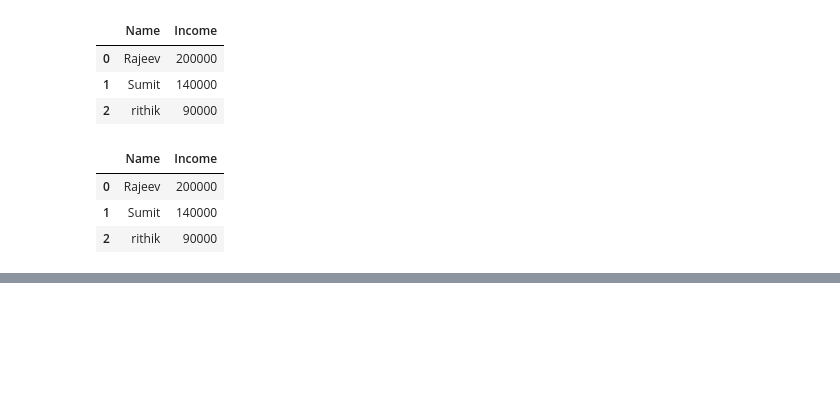
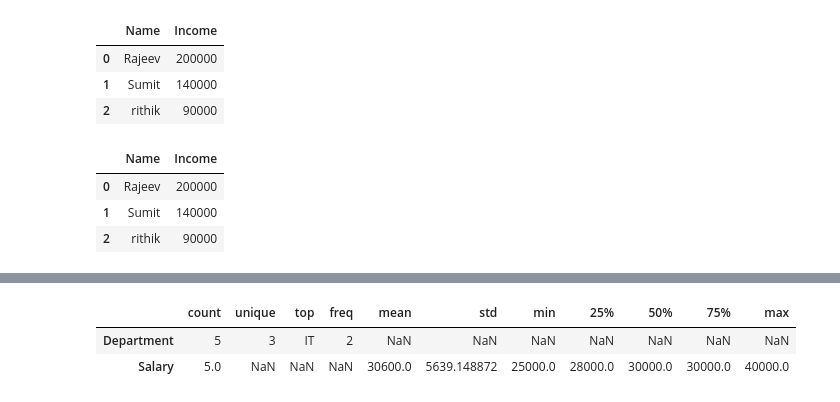
Before and after one commit to laxmanclinilaunch-hub/python-10-11am-, a Jupyter notebook: 2.EDA/Pandas.ipynb, the cells around one changed output, grey strips where cells are left out. Drawn from its saved outputs; the diff is of its cells as text; code cells hidden in the pictures; blank space fills up the shorter version.

```diff
--- a/2.EDA/Pandas.ipynb
+++ b/2.EDA/Pandas.ipynb
@@ -438,0 +514,9 @@ employee_df
+# %%
+import pandas as pd
+
+df = pd.DataFrame({
+    "Department": ["IT", "HR", "IT", "HR", "Sales"],
+    "Salary": [30000, 25000, 40000, 30000, 28000]
+})
+
+print(df)
@@ -438,0 +595,6 @@ employee_df
+# %%
+df.describe(include="all").T
+# %% [output]
+|  | count | unique | top | freq | mean | std | min | 25% | 50% | 75% | max |
+| Department | 5 | 3 | IT | 2 | NaN | NaN | NaN | NaN | NaN | NaN | NaN |
+| Salary | 5.0 | NaN | NaN | NaN | 30600.0 | 5639.148872 | 25000.0 | 28000.0 | 30000.0 | 30000.0 | 40000.0 |
```
Also changed, not shown: parts of 26 cells of this notebook, 1 other file.
